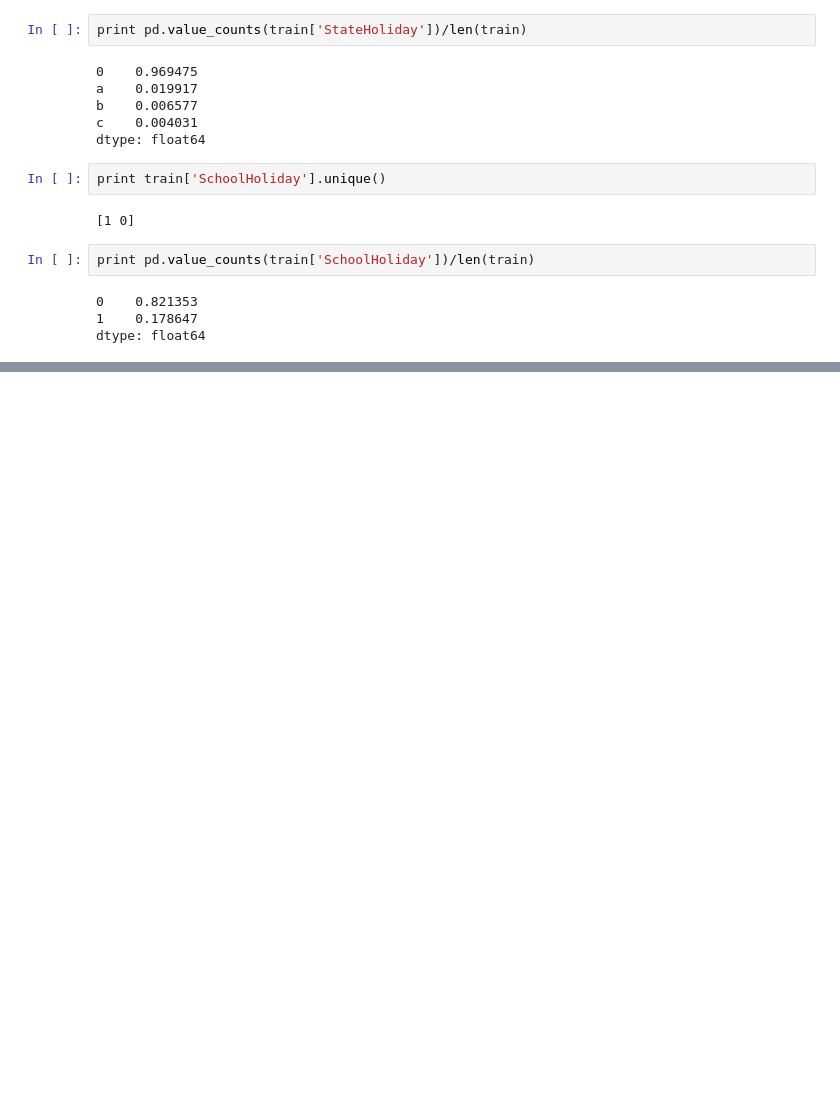
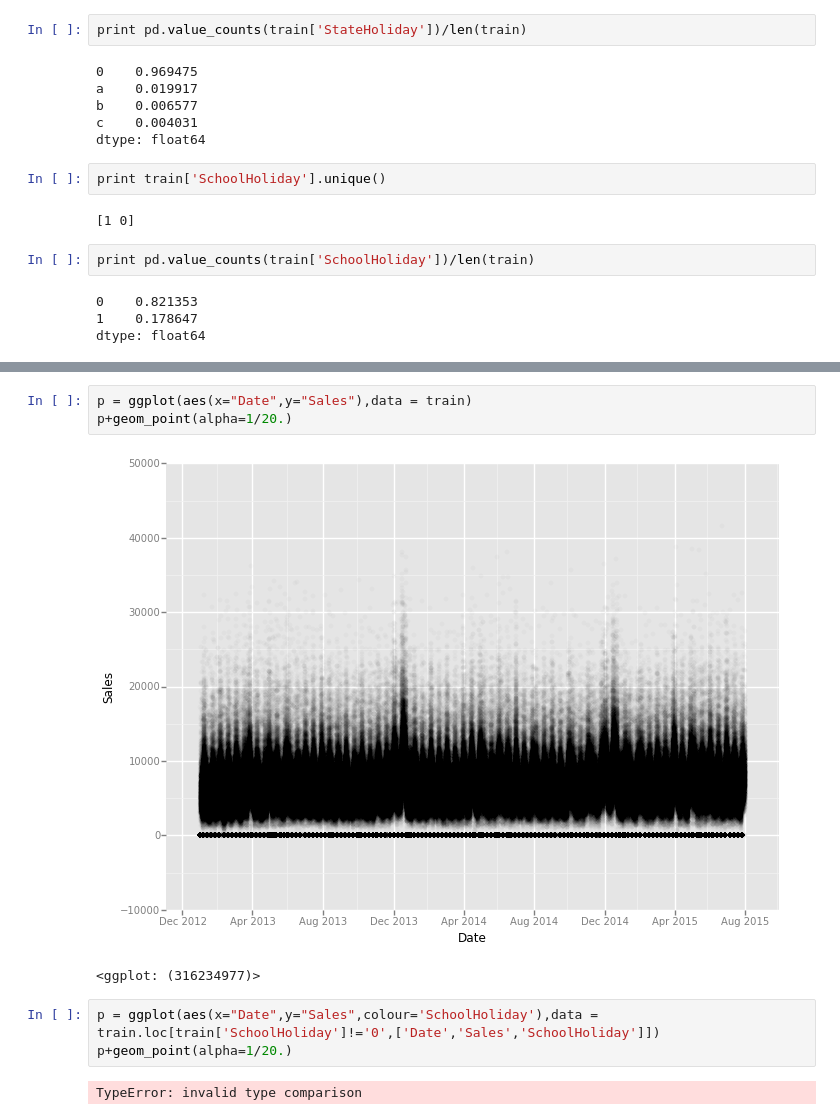
Before and after one commit to debugger06/Kaggle, a Jupyter notebook: rossmann/Untitled0.ipynb, the cells around one changed output, grey strips where cells are left out. Cells and saved outputs as stored; diff of their text form; blank space fills up the shorter version.

```diff
--- a/rossmann/Untitled0.ipynb
+++ b/rossmann/Untitled0.ipynb
@@ -234,0 +190,11 @@ print IPython.sys_info()
+# %%
+p = ggplot(aes(x="Date",y="Sales"),data = train)
+p+geom_point(alpha=1/20.)
+# %% [output]
+[figure, added]
+<ggplot: (316234977)>
+# %%
+p = ggplot(aes(x="Date",y="Sales",colour='SchoolHoliday'),data = train.loc[train['SchoolHoliday']!='0',['Date','Sales','SchoolHoliday']])
+p+geom_point(alpha=1/20.)
+# %% [output]
+TypeError: invalid type comparison
```
Also changed, not shown: parts of 23 cells of this notebook.
